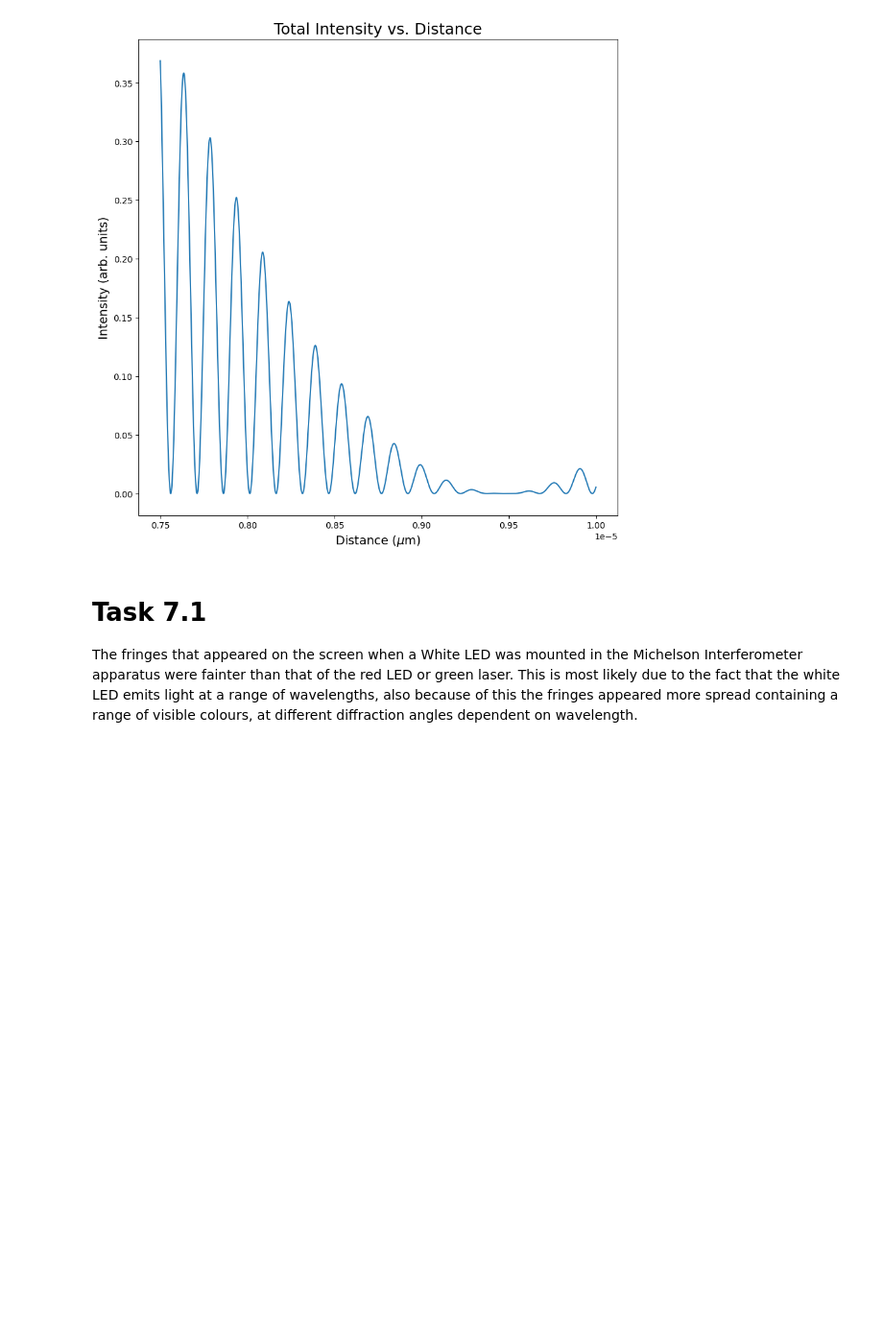
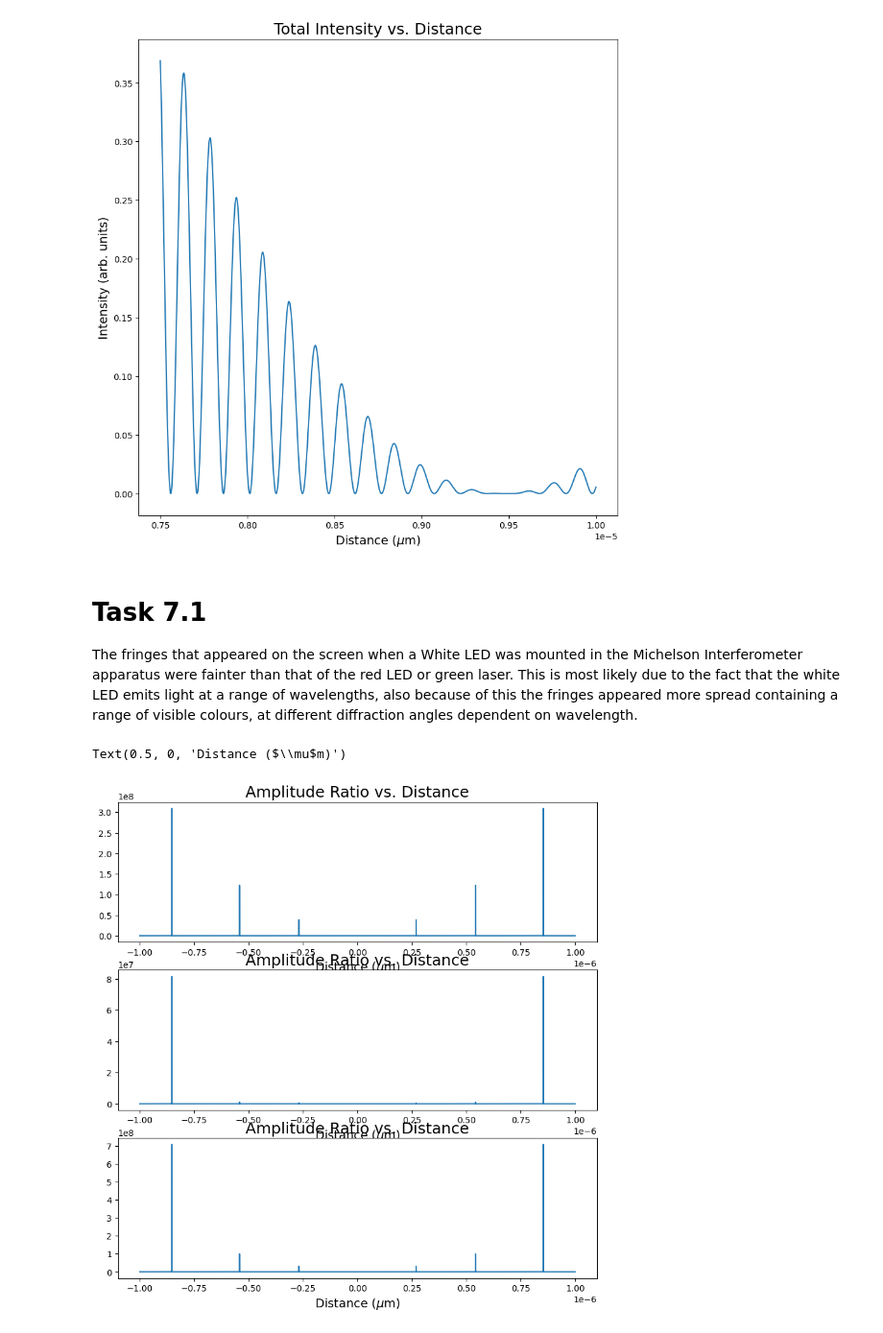
Before and after one commit to lewismcnish/Physics, a Jupyter notebook: Labs/Michelsons_Interferometer/Interferometry.ipynb, the cells around one changed output. Shown at 96% size. Saved outputs shown, nothing was run; the diff lists cells and outputs as text; code cells hidden in the pictures; blank space fills up the shorter version.

```diff
--- a/Labs/Michelsons_Interferometer/Interferometry.ipynb
+++ b/Labs/Michelsons_Interferometer/Interferometry.ipynb
@@ -262,3 +262,34 @@ plt.show()
 # Task 7.1
 
 The fringes that appeared on the screen when a White LED was mounted in the Michelson Interferometer apparatus were fainter than that of the red LED or green laser. This is most likely due to the fact that the white LED emits light at a range of wavelengths, also because of this the fringes appeared more spread containing a range of visible colours, at different diffraction angles dependent on wavelength.
+# %%
+def amplitude(d, lam):
+    return (np.sin(2*np.pi*d/(lam)))
+def Int(d, lam):
+    return (np.abs(amplitude(d, lam)))**2
+def totInt(d, lam1, lam2, lam3):
+    return (np.abs(amplitude(d, lam1) + amplitude(d, lam2) + amplitude(d, lam3)))**2
+def ampratio(d,lam, lam2, lam3):
+    return (Int(d, lam)/totInt(d, lam, lam2, lam3))
+
+lamb = [450e-9, 550e-9, 650e-9]
+d= np.linspace(-1e-6, 1e-6, 100000)
+
+plt.figure(figsize = (10,10))
+plt.subplot(3,1,1)
+plt.plot(d, ampratio(d, lamb[0], lamb[1], lamb[2]))
+plt.title('Amplitude Ratio vs. Distance', fontsize=title_size)
+plt.xlabel(r'Distance ($\mu$m)', fontsize=axis_size)
+
+plt.subplot(3,1,2)
+plt.plot(d, ampratio(d, lamb[1], lamb[0], lamb[2]))
+plt.title('Amplitude Ratio vs. Distance', fontsize=title_size)
+plt.xlabel(r'Distance ($\mu$m)', fontsize=axis_size)
+
+plt.subplot(3,1,3)
+plt.plot(d, ampratio(d, lamb[2], lamb[0], lamb[1]))
+plt.title('Amplitude Ratio vs. Distance', fontsize=title_size)
+plt.xlabel(r'Distance ($\mu$m)', fontsize=axis_size)
+# %% [output]
+Text(0.5, 0, 'Distance ($\\mu$m)')
+[figure, added]
```
Also changed, not shown: parts of 2 cells of this notebook.
